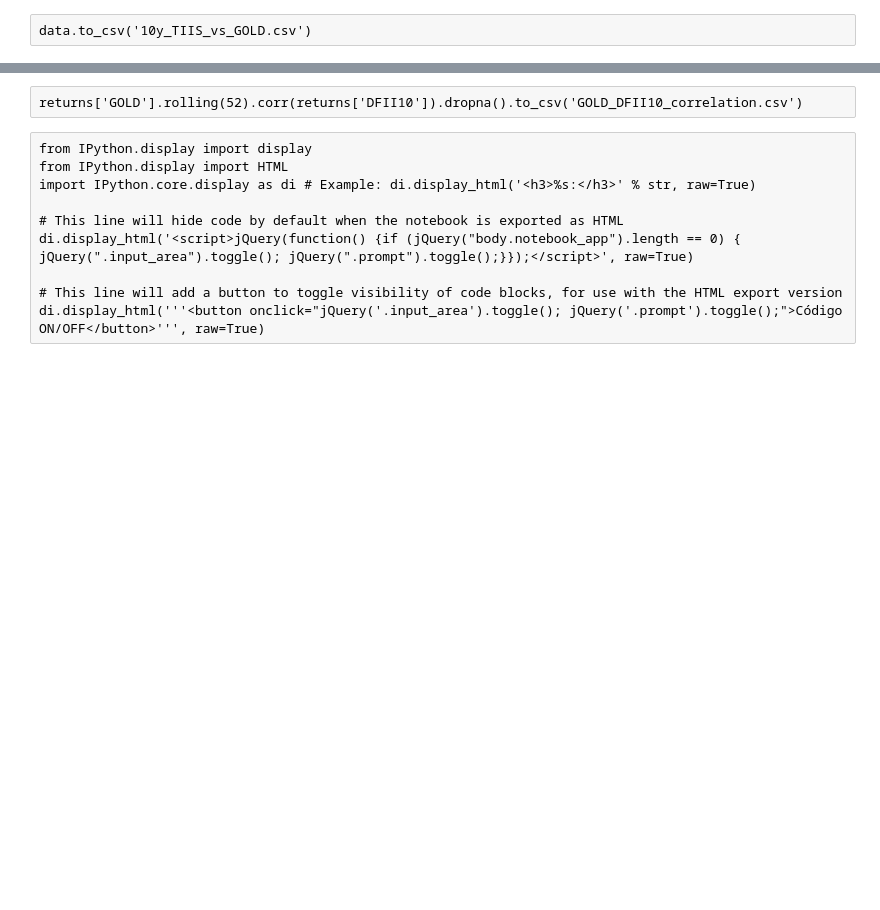
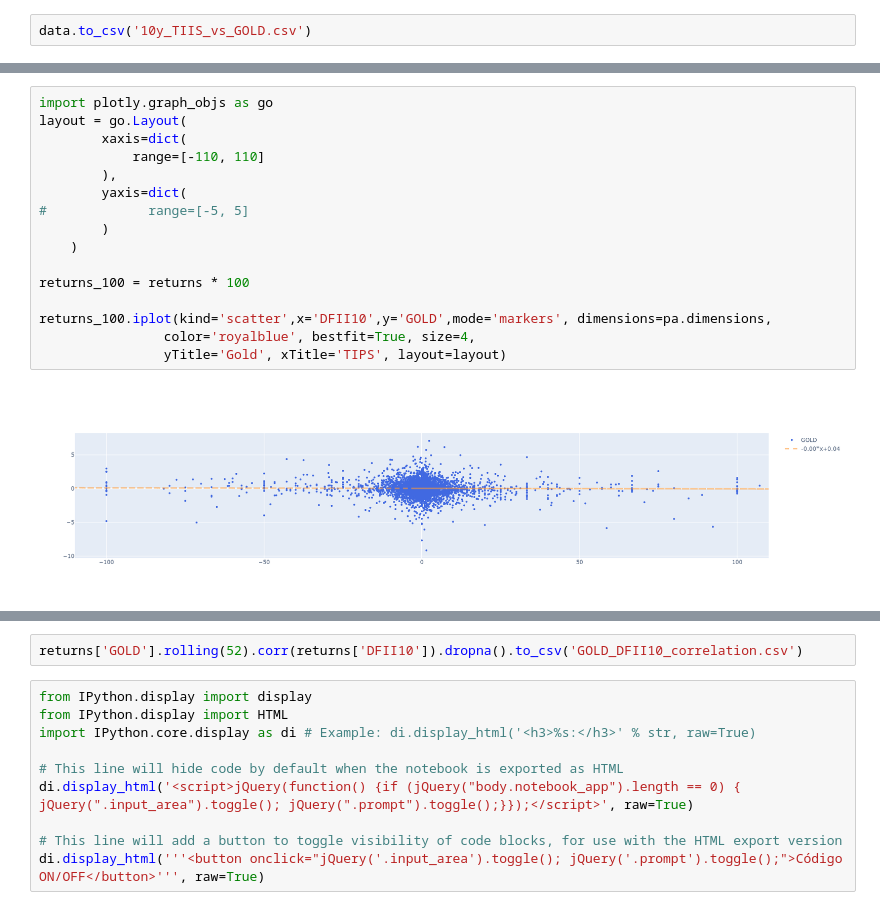
Before and after one commit to LuisSousaSilva/Articles_and_studies, a Jupyter notebook: Gold_vs_DFII10.ipynb, the cells around one changed output, grey strips where cells are left out. Saved outputs shown, nothing was run; the diff lists cells and outputs as text; blank space fills up the shorter version.

```diff
--- a/Gold_vs_DFII10.ipynb
+++ b/Gold_vs_DFII10.ipynb
@@ -116,3 +241,21 @@ returns * 100
+# %%
+import plotly.graph_objs as go
+layout = go.Layout(
+        xaxis=dict(
+            range=[-110, 110]
+        ),
+        yaxis=dict(
+#             range=[-5, 5]
+        )
+    )
+
+returns_100 = returns * 100
+
+returns_100.iplot(kind='scatter',x='DFII10',y='GOLD',mode='markers', dimensions=pa.dimensions,
+                color='royalblue', bestfit=True, size=4,
+                yTitle='Gold', xTitle='TIPS', layout=layout)
+# %% [output]
+[figure, added]
 # %%
 returns['GOLD'].rolling(52).corr(returns['DFII10']).dropna().iplot(dimensions=pa.dimensions, color='indigo', title='Rolling yearly correlation between Gold and DFII10 (returns)')
 # %% [output]
```
Also changed, not shown: parts of 17 cells of this notebook, 24 other files.
